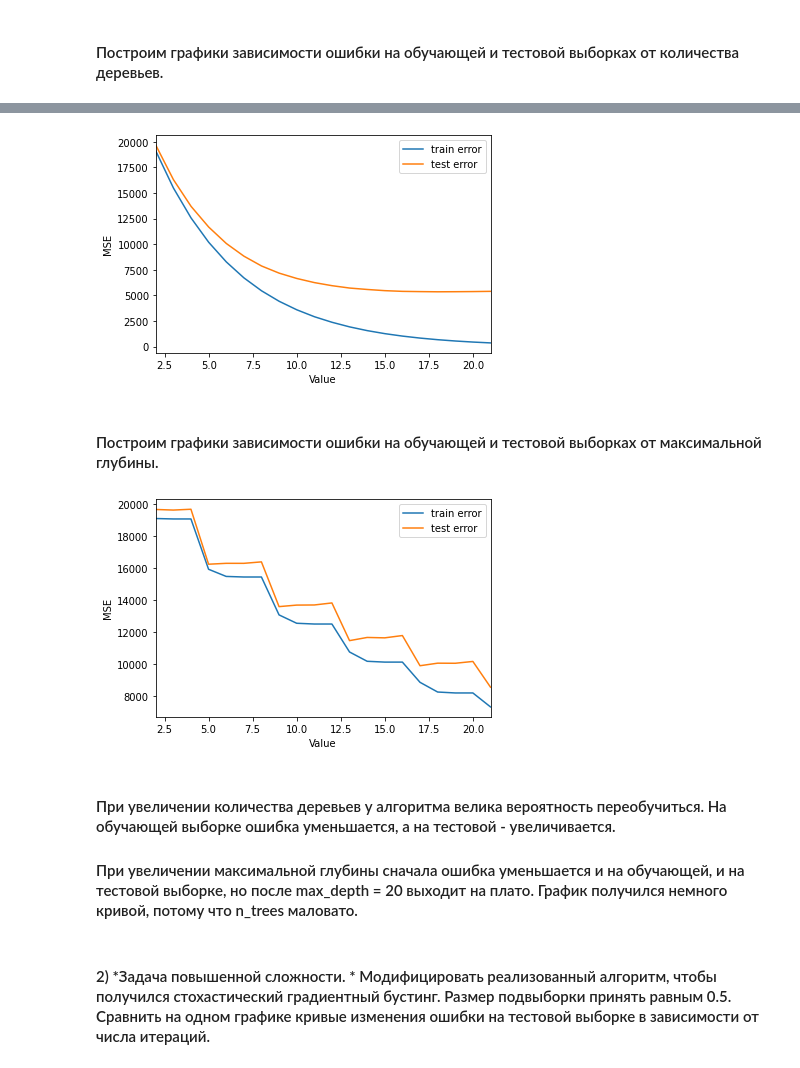
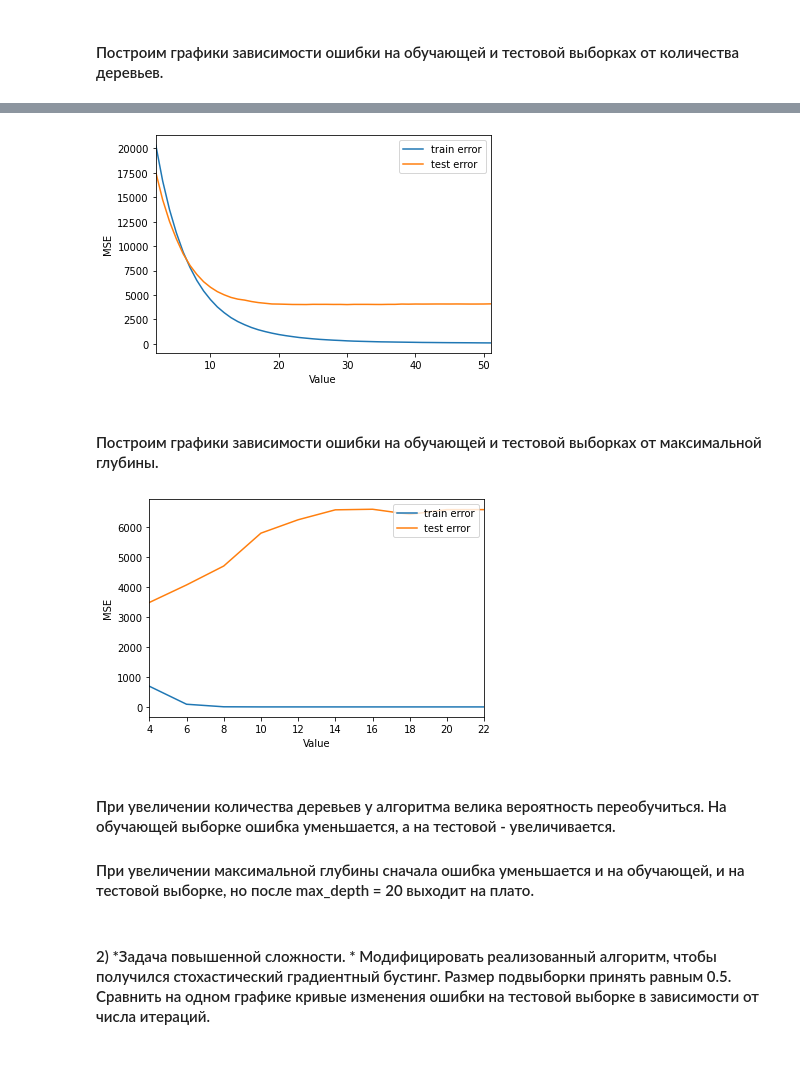
Before and after one commit to myselfadmirer/Algorithms_for_Data_Analysis, a Jupyter notebook: lesson6/lesson6.ipynb, the cells around one changed output, grey strips where cells are left out. Cells and saved outputs as stored; diff of their text form; code cells hidden in the pictures.

```diff
--- a/lesson6/lesson6.ipynb
+++ b/lesson6/lesson6.ipynb
@@ -76,15 +76,20 @@ def gb_fit(n_trees, max_depth, X_train, X_test, y_train, y_test, coefs, eta):
 #### eta = const = 0.1 (так как нам нужно выяснить зависимость результатов от количества деревьев и максимальной глубины.
 # %%
 eta = 0.1
-n_trees = [n + 2 for n in range(20)]
-max_depth = [d + 2 for d in range(20)]
-print(n_trees, max_depth)
+n_trees = [n + 2 for n in range(50)]
+# n_trees = [50]
+max_depth = [d + 2 for d + 1 in range(20)]
+# max_depth = [(d + 2) * 2 for d in range(10)]
+
+# print(n_trees, max_depth)
 
 dataset = []
 
 for n in n_trees:
+    print(n)
     coefs = [1] * n
     for d in max_depth:
+        print(d)
         trees, train_errors, test_errors = gb_fit(n, d, X_train, X_test, y_train, y_test, coefs, eta)
 #         evaluate_alg(X_train, X_test, y_train, y_test, trees, coefs, eta)
         train_prediction = gb_predict(X_train, trees, coefs, eta)
@@ -106,25 +134,25 @@ def get_error_plot(n_trees, train_err, test_err):
 # %%
-width = 10
-data = [dataset[x] for x in [width - 1 + len(max_depth) * y for y in range(len(n_trees))]]
+depth = 6
+data = [dataset[x] for x in [depth - 2 + len(max_depth) * y for y in range(len(n_trees))]]
 # print(data)
 train_errors = [x[2] for x in data]
 test_errors = [x[3] for x in data]
 get_error_plot(n_trees, train_errors, test_errors)
 # %% [output]
-[figure, old version]
+[figure, new version]
 # %% [markdown]
 #### Построим графики зависимости ошибки на обучающей и тестовой выборках от максимальной глубины.
 # %%
-trees = 10
-data2 = [dataset[x] for x in [trees - 1 + 5 * y for y in range(len(max_depth))]]
+trees = 20
+data2 = [dataset[x] for x in [(trees - 2) * len(max_depth) + y for y in range(len(max_depth))]]
 # print(data2)
 train_errors2 = [x[2] for x in data2]
 test_errors2 = [x[3] for x in data2]
 get_error_plot(max_depth, train_errors2, test_errors2)
 # %% [output]
-[figure, old version]
+[figure, new version]
 # %% [markdown]
 #### При увеличении количества деревьев у алгоритма велика вероятность переобучиться. На обучающей выборке ошибка уменьшается, а на тестовой - увеличивается.
-#### При увеличении максимальной глубины сначала ошибка уменьшается и на обучающей, и на тестовой выборке, но после max_depth = 20 выходит на плато. График получился немного кривой, потому что n_trees маловато.
+#### При увеличении максимальной глубины сначала ошибка уменьшается и на обучающей, и на тестовой выборке, но после max_depth = 20 выходит на плато.
 # %% [markdown]
 #### 2) *Задача повышенной сложности. * Модифицировать реализованный алгоритм, чтобы получился стохастический градиентный бустинг. Размер подвыборки принять равным 0.5. Сравнить на одном графике кривые изменения ошибки на тестовой выборке в зависимости от числа итераций.
```
Also changed, not shown: parts of 2 cells of this notebook.
